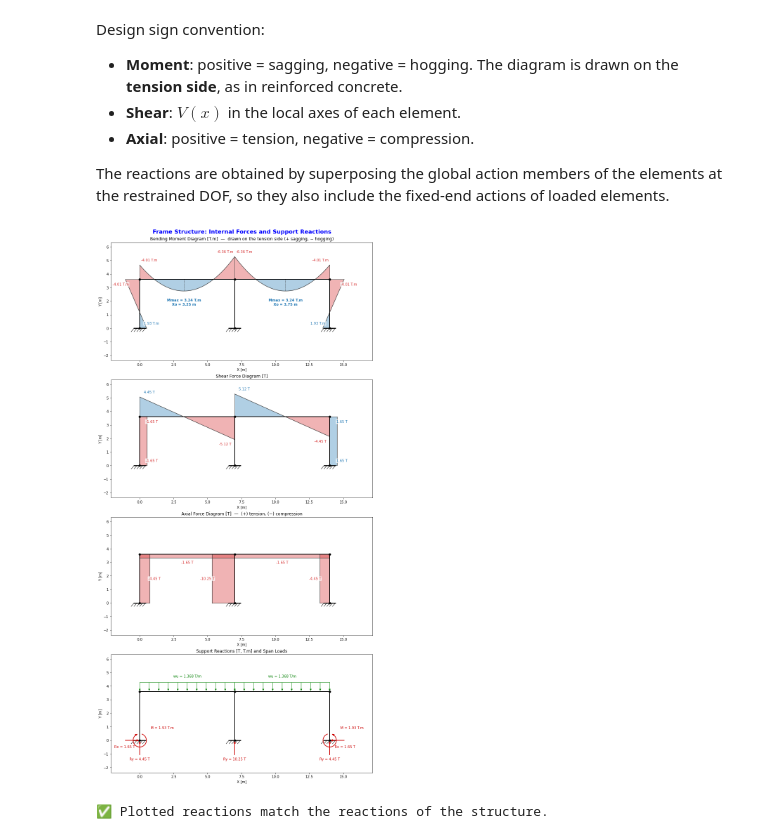
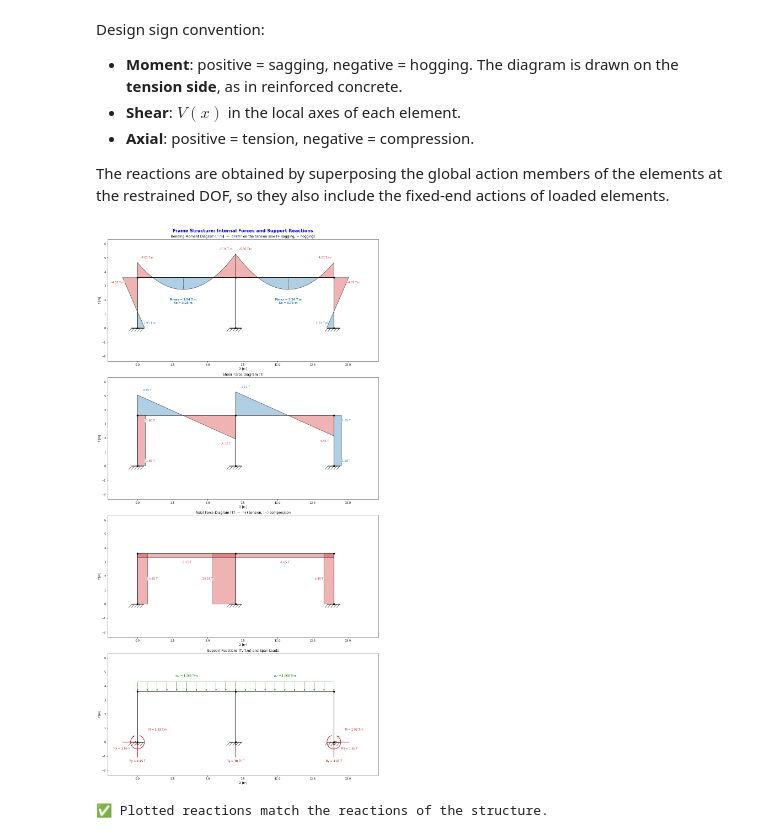
Before and after one commit to Normando1945/Repo_Maxtrix_Analisys, a Jupyter notebook: examples/Ejemplo_dor_concrete_desingII.ipynb, the cells around one changed output. Saved outputs shown, nothing was run; the diff lists cells and outputs as text; code cells hidden in the pictures.

```diff
--- a/examples/Ejemplo_dor_concrete_desingII.ipynb
+++ b/examples/Ejemplo_dor_concrete_desingII.ipynb
@@ -1260,14 +1260,14 @@ The reactions are obtained by superposing the global action members of the eleme
 # %%
 plotIF = PlotInternalForces2D(CoordNode = CoordNode, Lee_Nodos = Lee_Nodos, Lee = Lee, Fe_L_all = Fe_L_all,         # Create internal forces plot object
                               wu_e = wu_e, gdl = gdl,                                                               # Element loads and number of free DOF
-                              figsize = (16, 22),                                                                   # Figure size (width, height) [in]
+                              figsize = (20, 28),                                                                   # Figure size (width, height) [in]
                               color_sagging = '#1f77b4', color_hogging = '#d62728')                                 # Colors: sagging/tension (+) and hogging/compression (-)
 plotIF.PlotIF_RMF()                                                                                                 # Plot moment, shear, axial and reactions
 
 if np.allclose(plotIF.reactions, React_gdl_g):                                                                      # Check against S_RL @ delta_g
     print(f"\x1b[1;32m✅ Plotted reactions match the reactions of the structure.\x1b[0m")                            # Print success message with green color
 else:
     print(f"\x1b[1;31m🚫 Plotted reactions do not match the reactions of the structure.\x1b[0m")                     # Print error message with red color
 # %% [output]
-[figure, old version]
+[figure, new version]
 ✅ Plotted reactions match the reactions of the structure.
```
Also changed, not shown: parts of 1 cell of this notebook, 6 other files.
